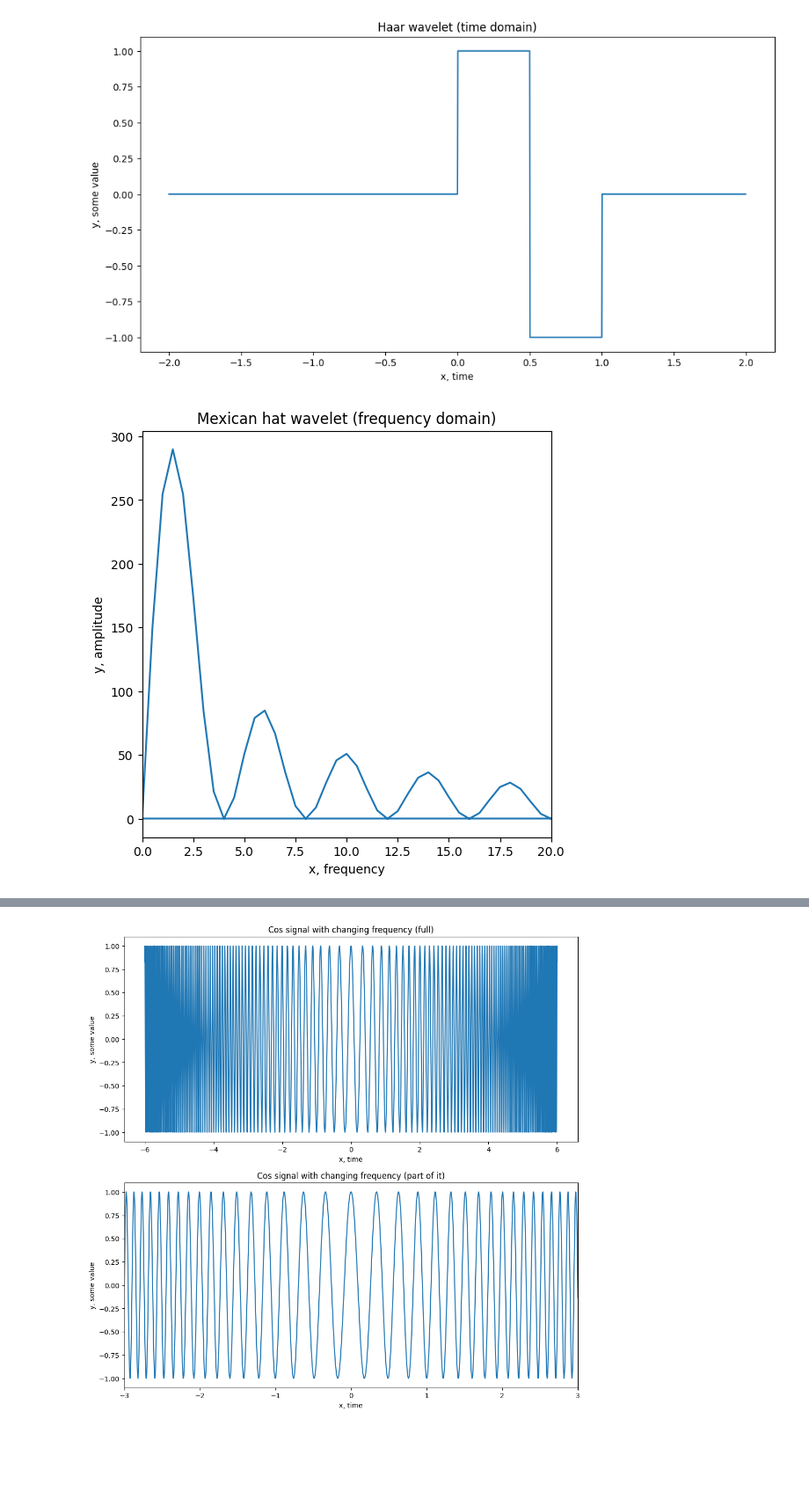
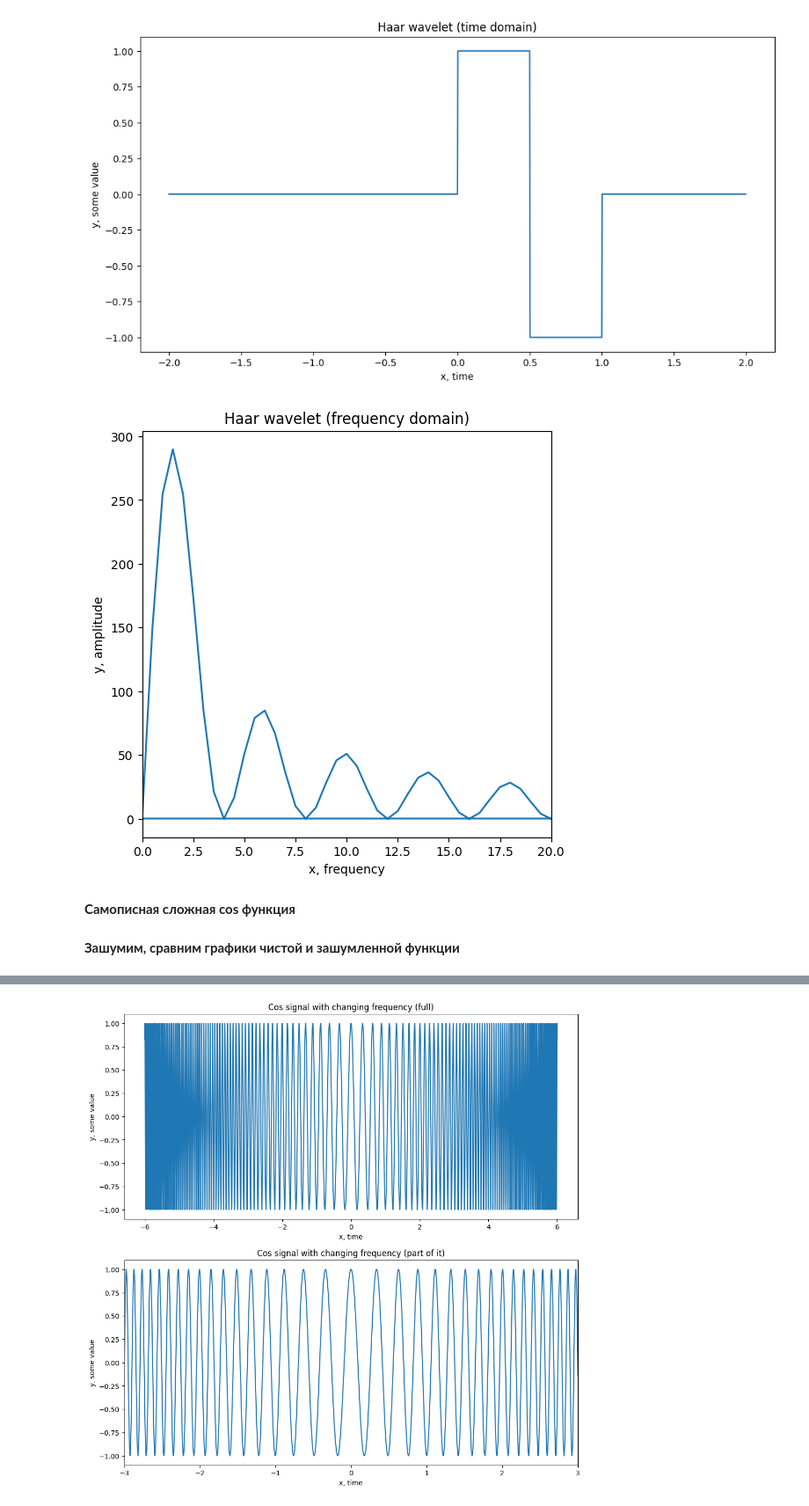
Before and after one commit to pimonov-student/another_digital_signal, a Jupyter notebook: lab_six.ipynb, the cells around one changed output, grey strips where cells are left out. Shown at 88% size. Drawn from its saved outputs; the diff is of its cells as text; code cells hidden in the pictures; blank space fills up the shorter version.

```diff
--- a/lab_six.ipynb
+++ b/lab_six.ipynb
@@ -82,16 +96,18 @@ plt.show()
 # %%
 y_haar_fft = np.fft.fft(y_haar)
 x_haar_fft = np.fft.fftfreq(len(y_haar_fft), 2 / len(y_haar_fft))
 
 plt.figure(figsize=(6, 6))
 plt.plot(x_haar_fft, np.abs(y_haar_fft))
 plt.xlim([0, 20])
-plt.title("Mexican hat wavelet (frequency domain)")
+plt.title("Haar wavelet (frequency domain)")
 plt.xlabel("x, frequency")
 plt.ylabel("y, amplitude")
 plt.show()
 # %% [output]
-[figure, old version]
+[figure, new version]
+# %% [markdown]
+**Самописная сложная cos функция**
 # %%
 def cos_func(x):
     f1 = 0.5
@@ -101,6 +117,8 @@ def cos_func(x):
     w2 = 2 * np.pi * f2
     w3 = 2 * np.pi * f3
     return np.cos(w1 * x) + np.cos(w2 * x) + np.cos(w3 * x) * np.exp(-x / 2)
+# %% [markdown]
+**Зашумим, сравним графики чистой и зашумленной функции**
 # %%
 x_cos = np.linspace(-5, 5, 4000)
 y_cos = cos_func(x_cos)
```
Also changed, not shown: parts of 17 cells of this notebook.
